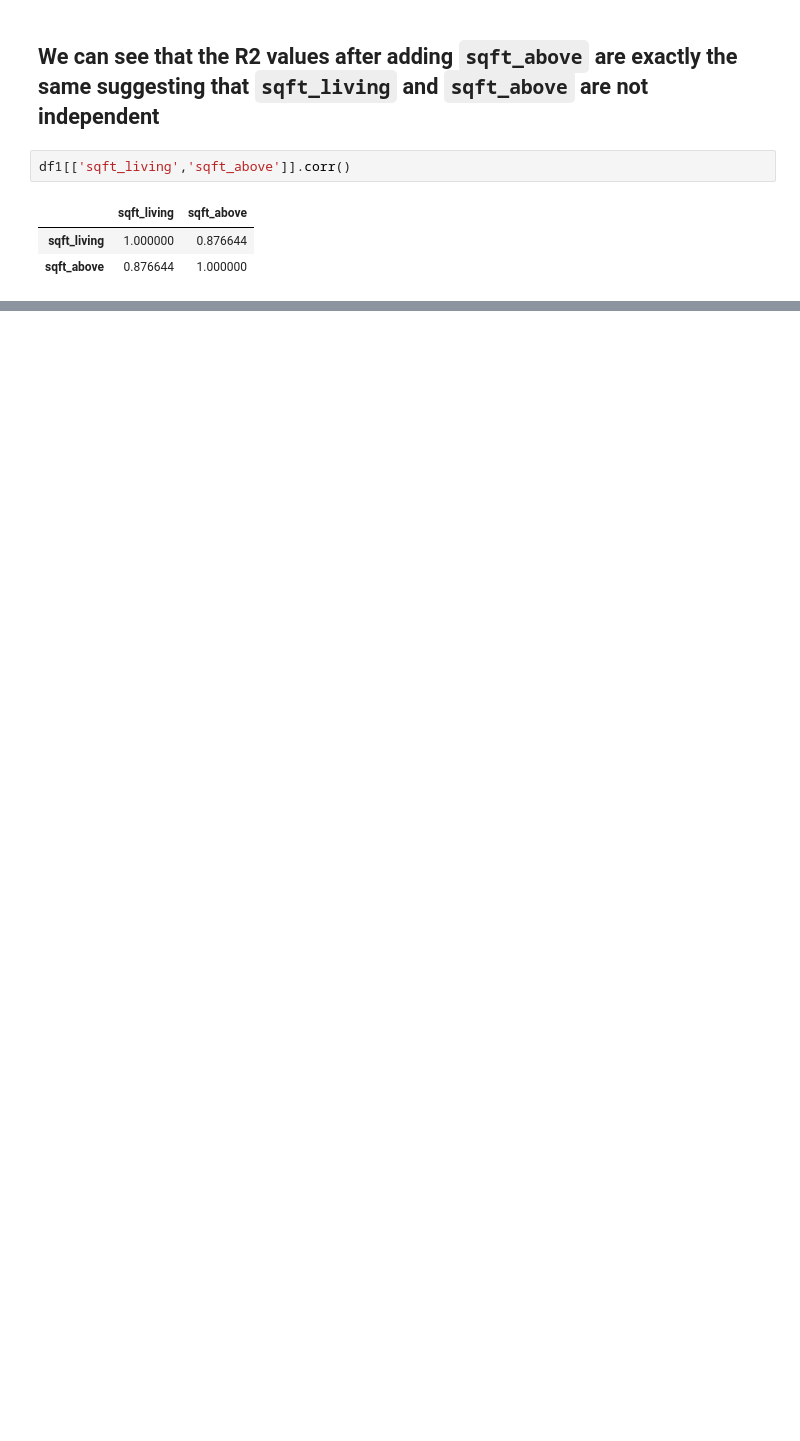
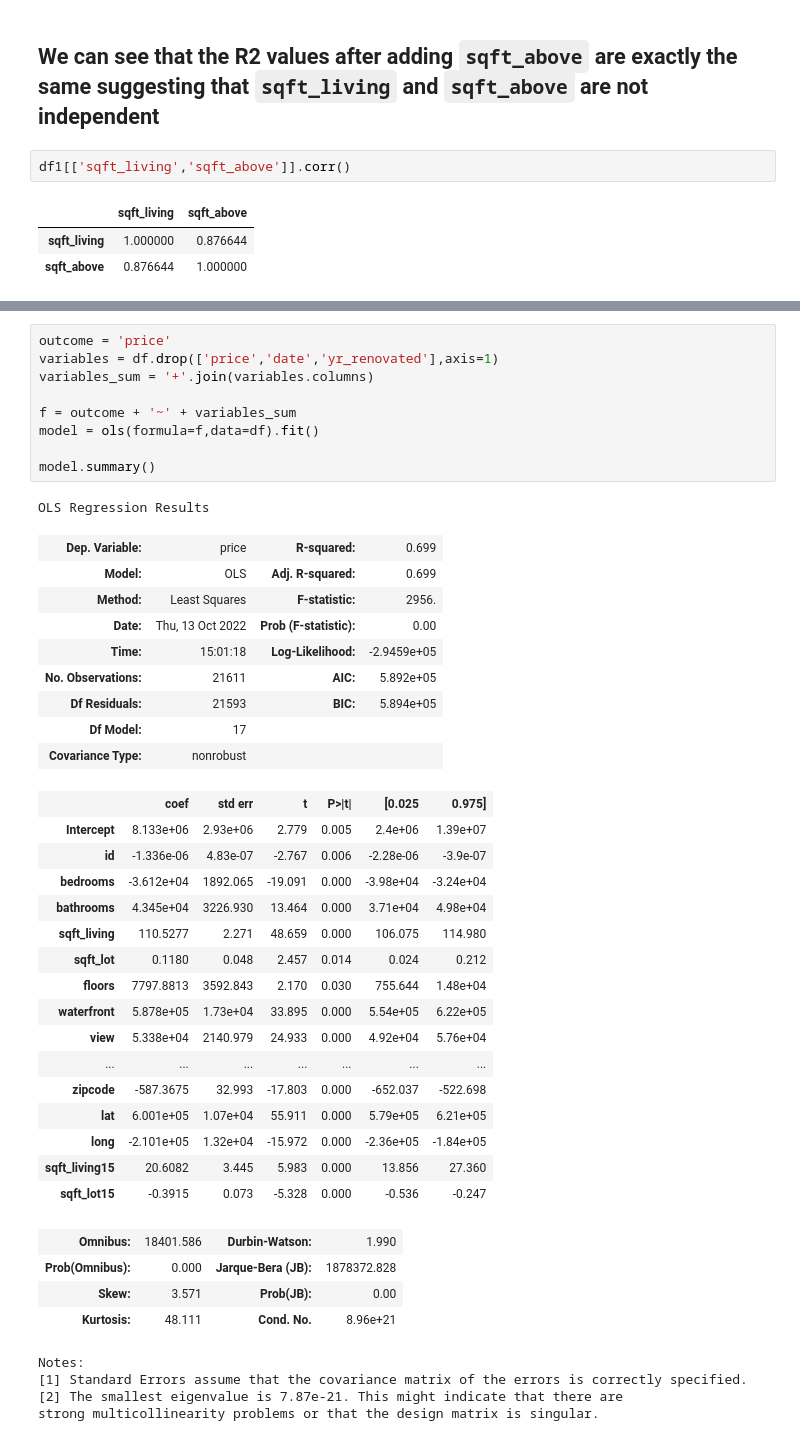
Before and after one commit to rahulakrish/linear_regression, a Jupyter notebook: phase2_project_rev1.ipynb, the cells around one changed output, grey strips where cells are left out. Saved outputs shown, nothing was run; the diff lists cells and outputs as text; blank space fills up the shorter version.

```diff
--- a/phase2_project_rev1.ipynb
+++ b/phase2_project_rev1.ipynb
@@ -270,0 +317,44 @@ df1[['sqft_living','sqft_above']].corr()
+# %%
+outcome = 'price'
+variables = df.drop(['price','date','yr_renovated'],axis=1)
+variables_sum = '+'.join(variables.columns)
+
+f = outcome + '~' + variables_sum
+model = ols(formula=f,data=df).fit()
+
+model.summary()
+# %% [output]
+OLS Regression Results
+| Dep. Variable: | price | R-squared: | 0.699 |
+| Model: | OLS | Adj. R-squared: | 0.699 |
+| Method: | Least Squares | F-statistic: | 2956. |
+| Date: | Thu, 13 Oct 2022 | Prob (F-statistic): | 0.00 |
+| Time: | 15:01:18 | Log-Likelihood: | -2.9459e+05 |
+| No. Observations: | 21611 | AIC: | 5.892e+05 |
+| Df Residuals: | 21593 | BIC: | 5.894e+05 |
+| Df Model: | 17 |  |  |
+| Covariance Type: | nonrobust |  |  |
+|  | coef | std err | t | P>|t| | [0.025 | 0.975] |
+| Intercept | 8.133e+06 | 2.93e+06 | 2.779 | 0.005 | 2.4e+06 | 1.39e+07 |
+| id | -1.336e-06 | 4.83e-07 | -2.767 | 0.006 | -2.28e-06 | -3.9e-07 |
+| bedrooms | -3.612e+04 | 1892.065 | -19.091 | 0.000 | -3.98e+04 | -3.24e+04 |
+| bathrooms | 4.345e+04 | 3226.930 | 13.464 | 0.000 | 3.71e+04 | 4.98e+04 |
+| sqft_living | 110.5277 | 2.271 | 48.659 | 0.000 | 106.075 | 114.980 |
+| sqft_lot | 0.1180 | 0.048 | 2.457 | 0.014 | 0.024 | 0.212 |
+| floors | 7797.8813 | 3592.843 | 2.170 | 0.030 | 755.644 | 1.48e+04 |
+| waterfront | 5.878e+05 | 1.73e+04 | 33.895 | 0.000 | 5.54e+05 | 6.22e+05 |
+| view | 5.338e+04 | 2140.979 | 24.933 | 0.000 | 4.92e+04 | 5.76e+04 |
+| ... | ... | ... | ... | ... | ... | ... |
+| zipcode | -587.3675 | 32.993 | -17.803 | 0.000 | -652.037 | -522.698 |
+| lat | 6.001e+05 | 1.07e+04 | 55.911 | 0.000 | 5.79e+05 | 6.21e+05 |
+| long | -2.101e+05 | 1.32e+04 | -15.972 | 0.000 | -2.36e+05 | -1.84e+05 |
+| sqft_living15 | 20.6082 | 3.445 | 5.983 | 0.000 | 13.856 | 27.360 |
+| sqft_lot15 | -0.3915 | 0.073 | -5.328 | 0.000 | -0.536 | -0.247 |
+| Omnibus: | 18401.586 | Durbin-Watson: | 1.990 |
+| Prob(Omnibus): | 0.000 | Jarque-Bera (JB): | 1878372.828 |
+| Skew: | 3.571 | Prob(JB): | 0.00 |
+| Kurtosis: | 48.111 | Cond. No. | 8.96e+21 |
+Notes:
+[1] Standard Errors assume that the covariance matrix of the errors is correctly specified.
+[2] The smallest eigenvalue is 7.87e-21. This might indicate that there are
+strong multicollinearity problems or that the design matrix is singular.
```
Also changed, not shown: parts of 11 cells of this notebook.
